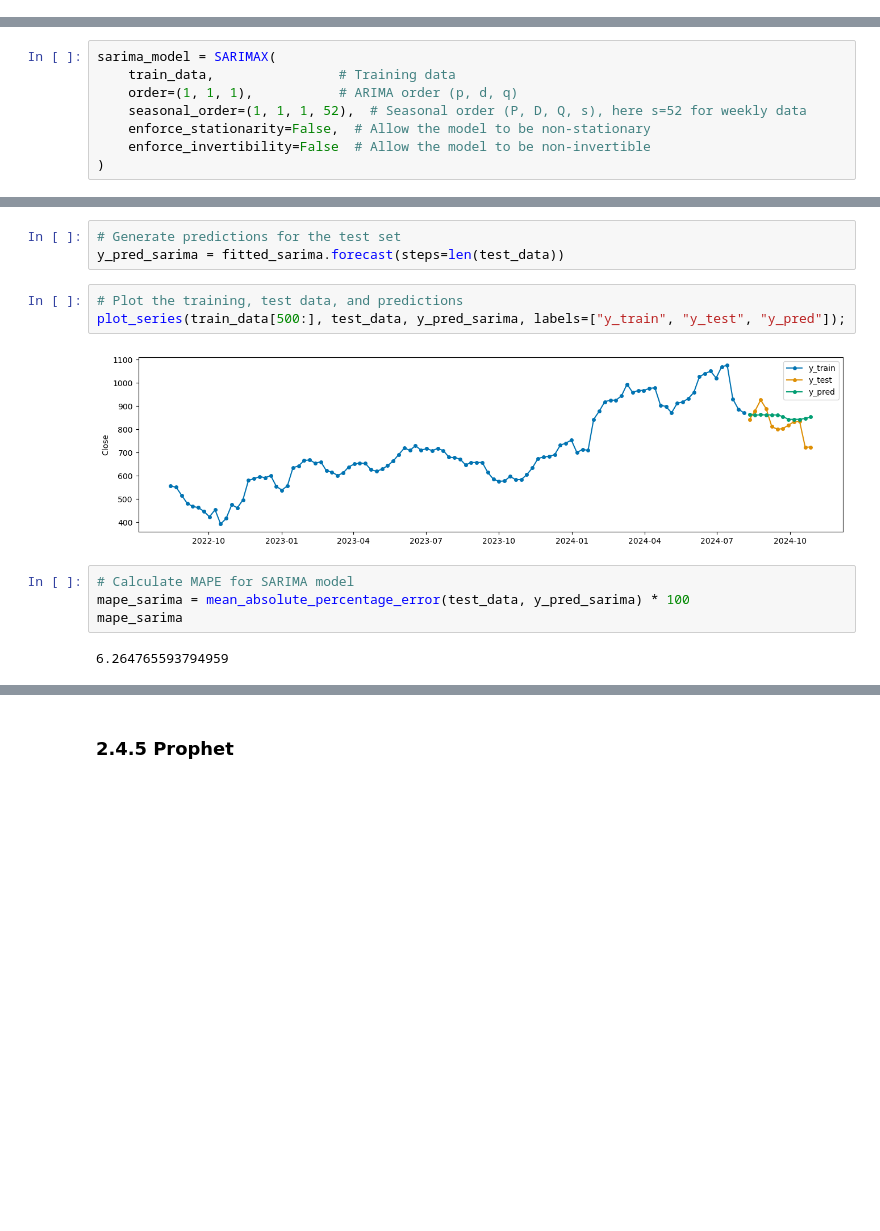
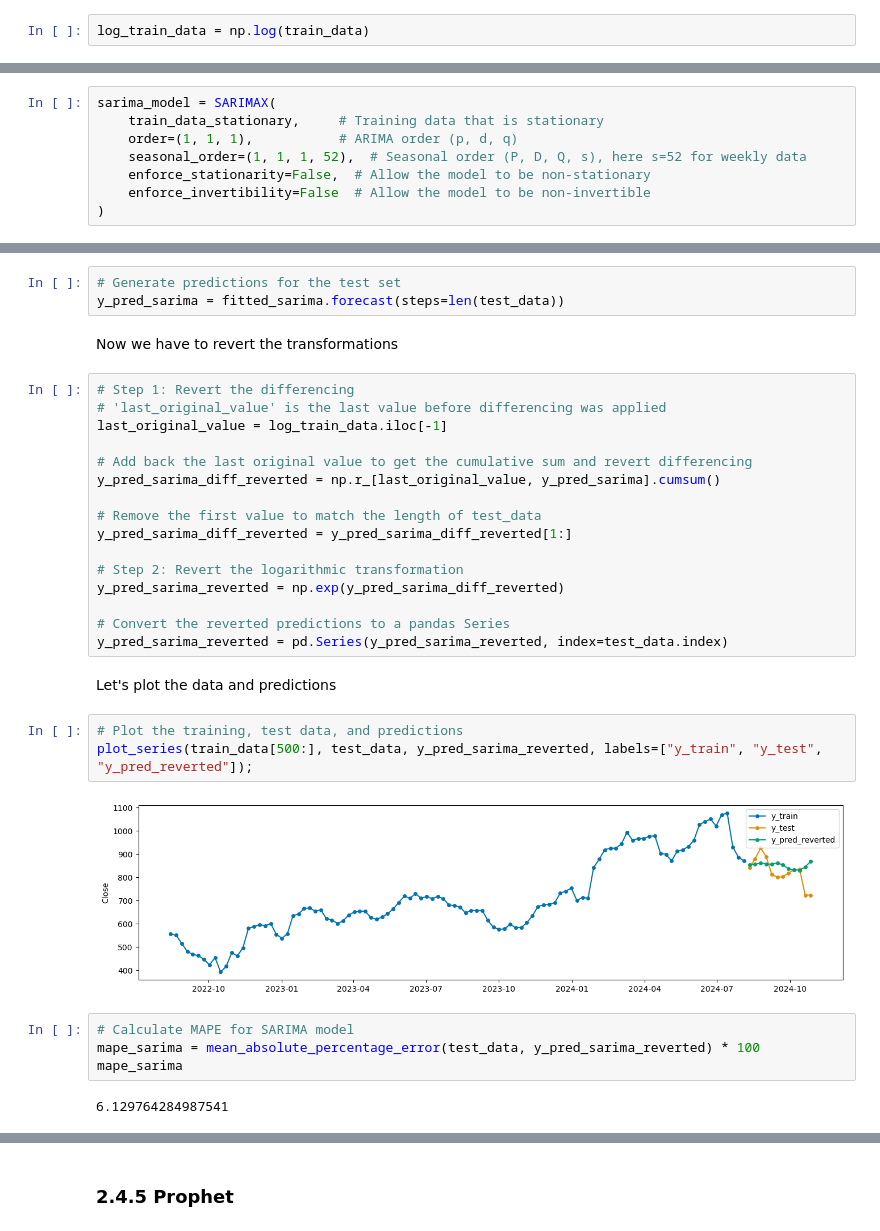
Before and after one commit to mbarriola96/stock_prices_forecasting, a Jupyter notebook: 02_forecasting.ipynb, the cells around one changed output, grey strips where cells are left out. Saved outputs shown, nothing was run; the diff lists cells and outputs as text; blank space fills up the shorter version.

Commit message:
adjusted SARIMA model and fine tuned XGB

```diff
--- a/02_forecasting.ipynb
+++ b/02_forecasting.ipynb
@@ -218,0 +223,2 @@ rmse_ets_mul
+# %%
+log_train_data = np.log(train_data)
@@ -220,7 +271,7 @@ rmse_ets_mul
 Initialize the SARIMA Model
 # %%
 sarima_model = SARIMAX(
-    train_data,                # Training data
+    train_data_stationary,     # Training data that is stationary
     order=(1, 1, 1),           # ARIMA order (p, d, q)
     seasonal_order=(1, 1, 1, 52),  # Seasonal order (P, D, Q, s), here s=52 for weekly data
     enforce_stationarity=False,  # Allow the model to be non-stationary
@@ -232,16 +283,36 @@ fitted_sarima = sarima_model.fit(disp=False)
 # %%
 # Generate predictions for the test set
 y_pred_sarima = fitted_sarima.forecast(steps=len(test_data))
+# %% [markdown]
+Now we have to revert the transformations
+# %%
+# Step 1: Revert the differencing
+# 'last_original_value' is the last value before differencing was applied
+last_original_value = log_train_data.iloc[-1]
+
+# Add back the last original value to get the cumulative sum and revert differencing
+y_pred_sarima_diff_reverted = np.r_[last_original_value, y_pred_sarima].cumsum()
+
+# Remove the first value to match the length of test_data
+y_pred_sarima_diff_reverted = y_pred_sarima_diff_reverted[1:]
+
+# Step 2: Revert the logarithmic transformation
+y_pred_sarima_reverted = np.exp(y_pred_sarima_diff_reverted)
+
+# Convert the reverted predictions to a pandas Series
+y_pred_sarima_reverted = pd.Series(y_pred_sarima_reverted, index=test_data.index)
+# %% [markdown]
+Let's plot the data and predictions
 # %%
 # Plot the training, test data, and predictions
-plot_series(train_data[500:], test_data, y_pred_sarima, labels=["y_train", "y_test", "y_pred"]);
+plot_series(train_data[500:], test_data, y_pred_sarima_reverted, labels=["y_train", "y_test", "y_pred_reverted"]);
 # %% [output]
-[figure, old version]
+[figure, new version]
 # %%
 # Calculate MAPE for SARIMA model
-mape_sarima = mean_absolute_percentage_error(test_data, y_pred_sarima) * 100
+mape_sarima = mean_absolute_percentage_error(test_data, y_pred_sarima_reverted) * 100
 mape_sarima
 # %% [output]
-6.264765593794959
+6.129764284987541
 # %%
 # Calculate RMSE for SARIMA model
```
Also changed, not shown: parts of 18 cells of this notebook.
